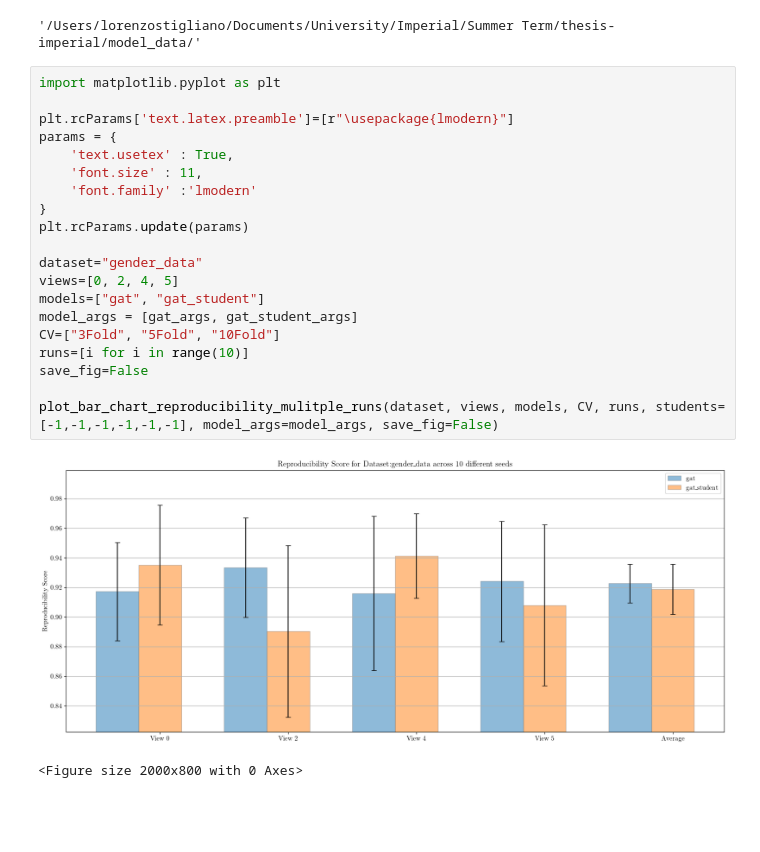
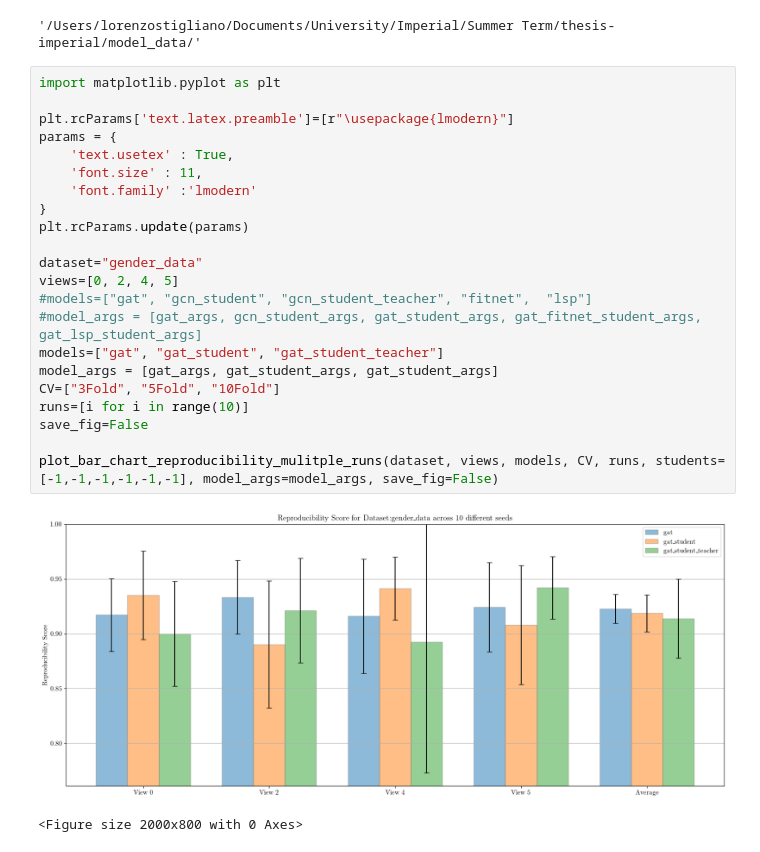
Before and after one commit to LorenzoStigliano/thesis-imperial, a Jupyter notebook: src/notebooks/study_gat.ipynb, the cells around one changed output. Saved outputs shown, nothing was run; the diff lists cells and outputs as text; blank space fills up the shorter version.

```diff
--- a/src/notebooks/study_gat.ipynb
+++ b/src/notebooks/study_gat.ipynb
@@ -43,25 +43,27 @@ SAVE_DIR_MODEL_DATA
 # %%
 import matplotlib.pyplot as plt
 
 plt.rcParams['text.latex.preamble']=[r"\usepackage{lmodern}"]
 params = {
     'text.usetex' : True,
     'font.size' : 11,
     'font.family' :'lmodern'
 }
 plt.rcParams.update(params)
 
 dataset="gender_data"
 views=[0, 2, 4, 5]
-models=["gat", "gat_student"]
-model_args = [gat_args, gat_student_args]
+#models=["gat", "gcn_student", "gcn_student_teacher", "fitnet",  "lsp"]
+#model_args = [gat_args, gcn_student_args, gat_student_args, gat_fitnet_student_args, gat_lsp_student_args]
+models=["gat", "gat_student", "gat_student_teacher"]
+model_args = [gat_args, gat_student_args, gat_student_args]
 CV=["3Fold", "5Fold", "10Fold"]
 runs=[i for i in range(10)]
 save_fig=False
 
 plot_bar_chart_reproducibility_mulitple_runs(dataset, views, models, CV, runs, students=[-1,-1,-1,-1,-1,-1], model_args=model_args, save_fig=False)
 # %% [output]
-[figure, old version]
+[figure, new version]
 <Figure size 2000x800 with 0 Axes>
 # %%
 for view in [0,2,4,5]:
```
Also changed, not shown: parts of 1 cell of this notebook, 12 other files.
